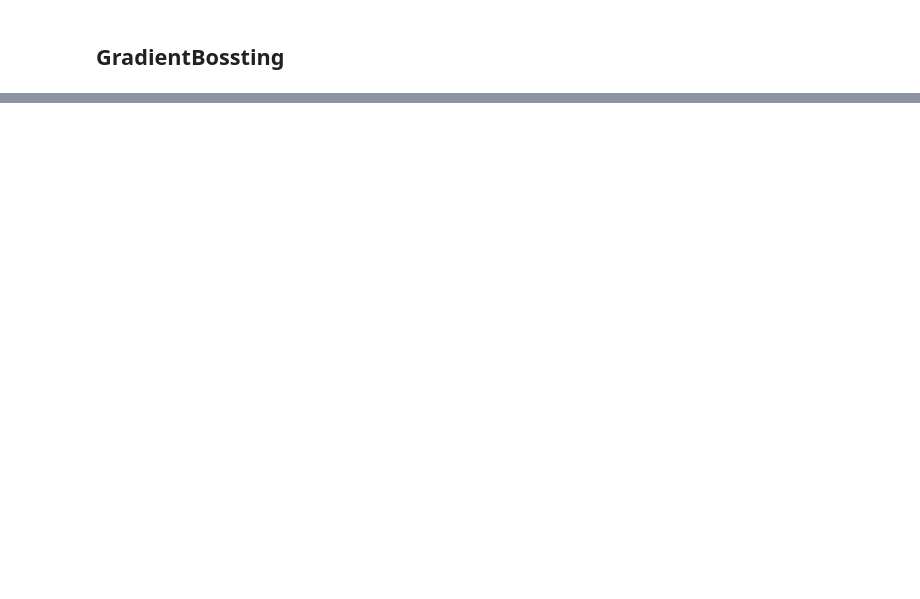
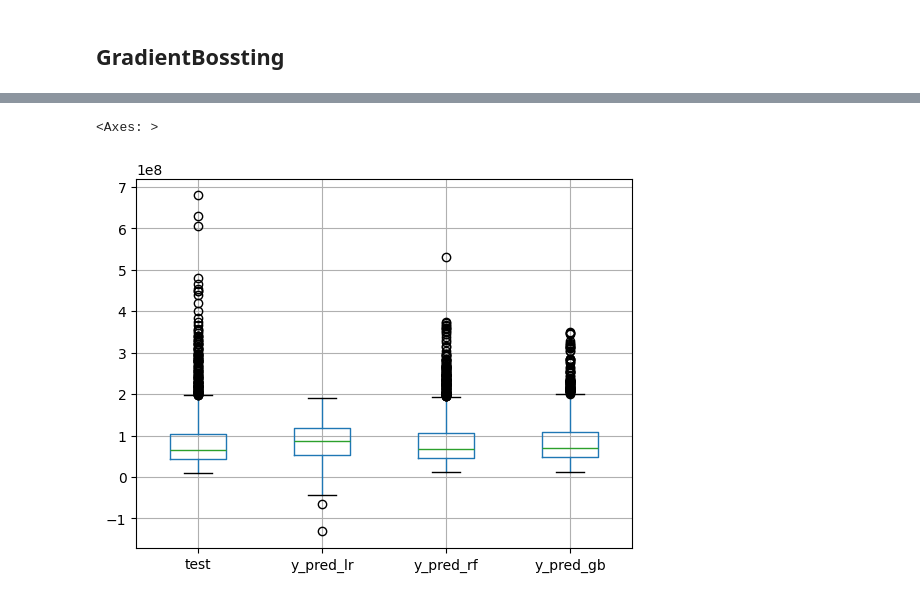
Before and after one commit to Wilmar3752/python_basic_ds_course, a Jupyter notebook: notebooks/4.model_training.ipynb, the cells around one changed output, grey strips where cells are left out. Saved outputs shown, nothing was run; the diff lists cells and outputs as text; code cells hidden in the pictures; blank space fills up the shorter version.

```diff
--- a/notebooks/4.model_training.ipynb
+++ b/notebooks/4.model_training.ipynb
@@ -240,3 +241,6 @@ y_exploracion_df
 2175 rows × 3 columns
 # %% [markdown]
 ## GradientBossting
+# %%
+gb = GradientBoostingRegressor()
+gb.fit(X_train_transformed, y_train)
@@ -242,0 +268,14 @@ y_exploracion_df
+# %%
+y_pred_test_gb = gb.predict(X_test_transformed)
+r2_gb = r2_score(y_test, y_pred_test_gb)
+mse_gb = np.sqrt(mean_squared_error(y_test, y_pred_test_gb))
+mae_gb = mean_absolute_error(y_test, y_pred_test_gb)
+medae_gb = median_absolute_error(y_test, y_pred_test_gb)
+
+metrics_gb_test = {
+    "r2": r2_gb,
+    "mse": mse_gb,
+    "mae": mae_gb,
+    "medae": medae_gb
+}
+metrics_gb_test
@@ -242,0 +316,2 @@ y_exploracion_df
+# %%
+y_exploracion_df['y_pred_gb'] = y_pred_test_gb
@@ -242,0 +328,5 @@ y_exploracion_df
+# %%
+y_exploracion_df.boxplot()
+# %% [output]
+<Axes: >
+[figure, added]
```
Also changed, not shown: parts of 18 cells of this notebook.
